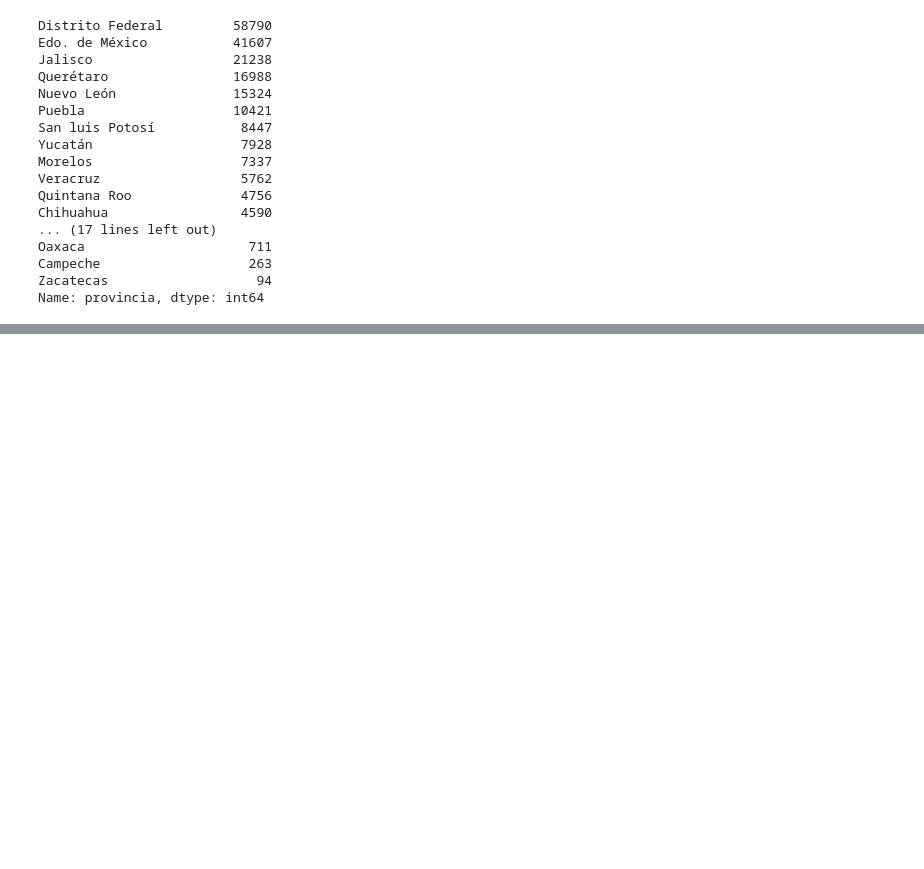
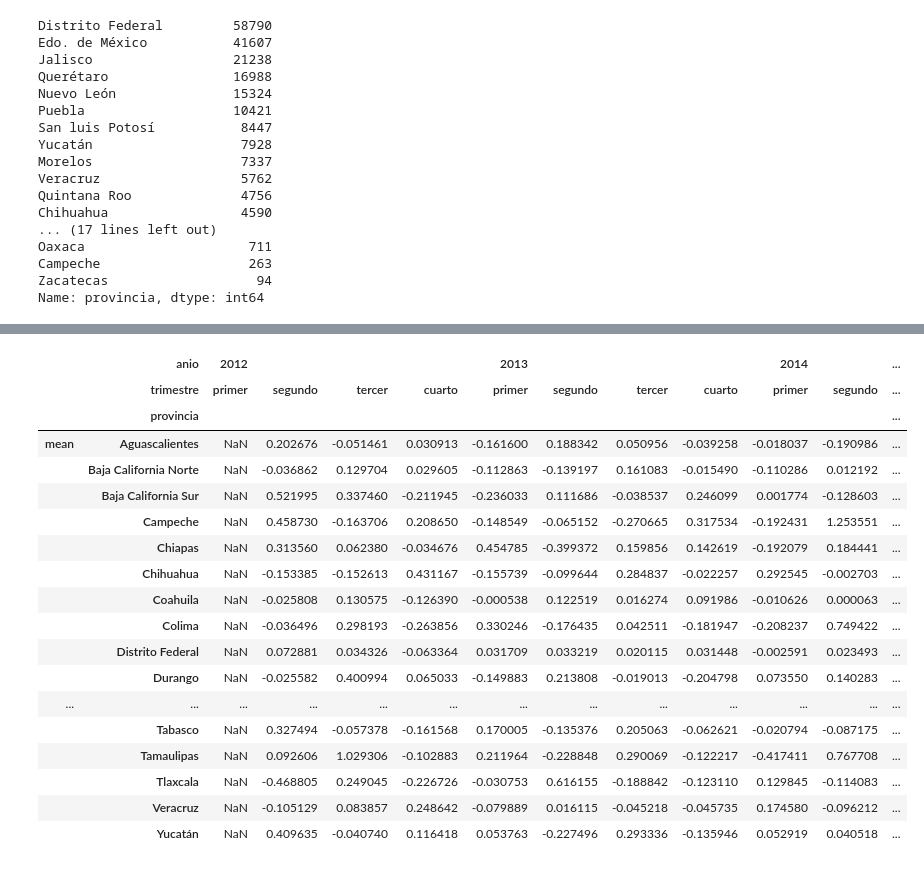
Before and after one commit to BraianV/Datos2019-2doCuatri, a Jupyter notebook: Analisis sobre el m2 en Mexico.ipynb, the cells around one changed output, grey strips where cells are left out. Cells and saved outputs as stored; diff of their text form; code cells hidden in the pictures; blank space fills up the shorter version.

```diff
--- a/Analisis sobre el m2 en Mexico.ipynb
+++ b/Analisis sobre el m2 en Mexico.ipynb
@@ -122,0 +90,20 @@ Length: 155, dtype: int64
+# %%
+trimester = {
+    1:'primer',
+    2:'primer',
+    3:'primer',
+    4:'segundo',
+    5:'segundo',
+    6:'segundo',
+    7:'tercer',
+    8:'tercer',
+    9:'tercer',
+    10:'cuarto',
+    11:'cuarto',
+    12:'cuarto'
+}
+# %%
+df['anio'] = df.fecha.dt.year
+df = df.assign(trimestre=df['fecha'].dt.month.map(trimester))
+df['trimestre'] = pd.Categorical(df['trimestre'], ["primer", "segundo", "tercer","cuarto"])
+df.trimestre.value_counts()
@@ -122,0 +138,24 @@ Length: 155, dtype: int64
+# %%
+dfMean = df.groupby(['anio','trimestre','provincia'])['precio'].agg(['mean'])#.unstack(1).pct_change(axis='columns')
+dfMean = dfMean.unstack(2).T.dropna().pct_change(axis='columns')
+dfMean
+# %% [output]
+|  | anio | 2012 |  |  |  | 2013 |  |  |  | 2014 |  | ... |
+|  | trimestre | primer | segundo | tercer | cuarto | primer | segundo | tercer | cuarto | primer | segundo | ... |
+|  | provincia |  |  |  |  |  |  |  |  |  |  | ... |
+| mean | Aguascalientes | NaN | 0.202676 | -0.051461 | 0.030913 | -0.161600 | 0.188342 | 0.050956 | -0.039258 | -0.018037 | -0.190986 | ... |
+|  | Baja California Norte | NaN | -0.036862 | 0.129704 | 0.029605 | -0.112863 | -0.139197 | 0.161083 | -0.015490 | -0.110286 | 0.012192 | ... |
+|  | Baja California Sur | NaN | 0.521995 | 0.337460 | -0.211945 | -0.236033 | 0.111686 | -0.038537 | 0.246099 | 0.001774 | -0.128603 | ... |
+|  | Campeche | NaN | 0.458730 | -0.163706 | 0.208650 | -0.148549 | -0.065152 | -0.270665 | 0.317534 | -0.192431 | 1.253551 | ... |
+|  | Chiapas | NaN | 0.313560 | 0.062380 | -0.034676 | 0.454785 | -0.399372 | 0.159856 | 0.142619 | -0.192079 | 0.184441 | ... |
+|  | Chihuahua | NaN | -0.153385 | -0.152613 | 0.431167 | -0.155739 | -0.099644 | 0.284837 | -0.022257 | 0.292545 | -0.002703 | ... |
+|  | Coahuila | NaN | -0.025808 | 0.130575 | -0.126390 | -0.000538 | 0.122519 | 0.016274 | 0.091986 | -0.010626 | 0.000063 | ... |
+|  | Colima | NaN | -0.036496 | 0.298193 | -0.263856 | 0.330246 | -0.176435 | 0.042511 | -0.181947 | -0.208237 | 0.749422 | ... |
+|  | Distrito Federal | NaN | 0.072881 | 0.034326 | -0.063364 | 0.031709 | 0.033219 | 0.020115 | 0.031448 | -0.002591 | 0.023493 | ... |
+|  | Durango | NaN | -0.025582 | 0.400994 | 0.065033 | -0.149883 | 0.213808 | -0.019013 | -0.204798 | 0.073550 | 0.140283 | ... |
+| ... | ... | ... | ... | ... | ... | ... | ... | ... | ... | ... | ... | ... |
+|  | Tabasco | NaN | 0.327494 | -0.057378 | -0.161568 | 0.170005 | -0.135376 | 0.205063 | -0.062621 | -0.020794 | -0.087175 | ... |
+|  | Tamaulipas | NaN | 0.092606 | 1.029306 | -0.102883 | 0.211964 | -0.228848 | 0.290069 | -0.122217 | -0.417411 | 0.767708 | ... |
+|  | Tlaxcala | NaN | -0.468805 | 0.249045 | -0.226726 | -0.030753 | 0.616155 | -0.188842 | -0.123110 | 0.129845 | -0.114083 | ... |
+|  | Veracruz | NaN | -0.105129 | 0.083857 | 0.248642 | -0.079889 | 0.016115 | -0.045218 | -0.045735 | 0.174580 | -0.096212 | ... |
+|  | Yucatán | NaN | 0.409635 | -0.040740 | 0.116418 | 0.053763 | -0.227496 | 0.293336 | -0.135946 | 0.052919 | 0.040518 | ... |
```
Also changed, not shown: parts of 21 cells of this notebook, 1 other file.
